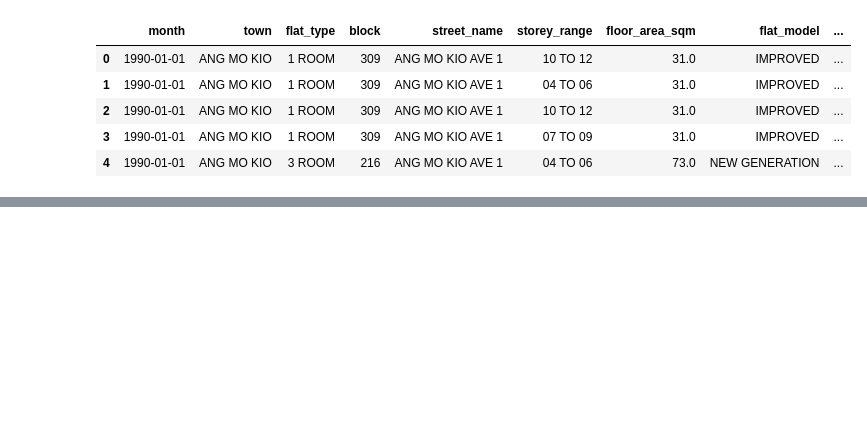
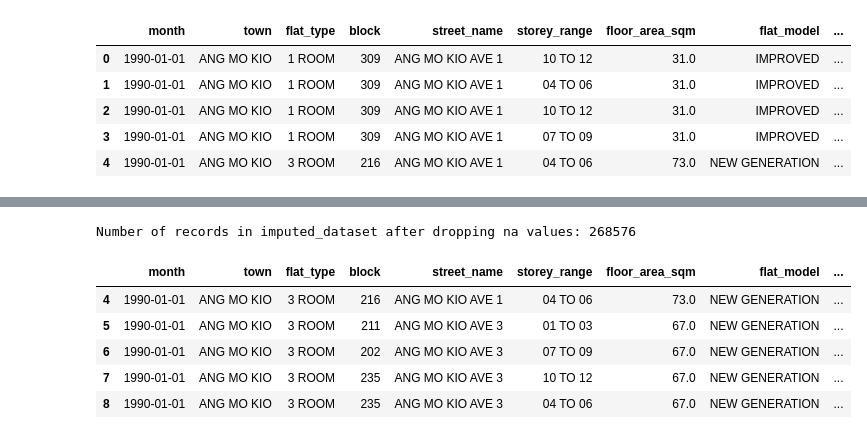
Before and after one commit to zacherylzy/IT5006-Milestone1, a Jupyter notebook: IT5006 Project/clean_resale.ipynb, the cells around one changed output, grey strips where cells are left out. Cells and saved outputs as stored; diff of their text form; code cells hidden in the pictures; blank space fills up the shorter version.

```diff
--- a/IT5006 Project/clean_resale.ipynb
+++ b/IT5006 Project/clean_resale.ipynb
@@ -51,3 +63,7 @@ flat_model             0
 lease_commence_date    0
 resale_price           0
 dtype: int64
+# %%
+# Drop duplicates
+df = df.drop_duplicates()
+print(len(df))
@@ -163,0 +193,19 @@ df.head()
+# %%
+# remove duplicate in hdb_loactions
+hdb_locations = hdb_locations.drop_duplicates(subset=['block', 'street_name'])
+# Merge the two dataset
+df = pd.merge(df, hdb_locations, how='left', on=['block', 'street_name'])
+
+# Drop records with NaN values
+df = df.dropna()
+
+print("Number of records in imputed_dataset after dropping na values:", len(df))
+df.head()
+# %% [output]
+Number of records in imputed_dataset after dropping na values: 268576
+|  | month | town | flat_type | block | street_name | storey_range | floor_area_sqm | flat_model | ... |
+| 4 | 1990-01-01 | ANG MO KIO | 3 ROOM | 216 | ANG MO KIO AVE 1 | 04 TO 06 | 73.0 | NEW GENERATION | ... |
+| 5 | 1990-01-01 | ANG MO KIO | 3 ROOM | 211 | ANG MO KIO AVE 3 | 01 TO 03 | 67.0 | NEW GENERATION | ... |
+| 6 | 1990-01-01 | ANG MO KIO | 3 ROOM | 202 | ANG MO KIO AVE 3 | 07 TO 09 | 67.0 | NEW GENERATION | ... |
+| 7 | 1990-01-01 | ANG MO KIO | 3 ROOM | 235 | ANG MO KIO AVE 3 | 10 TO 12 | 67.0 | NEW GENERATION | ... |
+| 8 | 1990-01-01 | ANG MO KIO | 3 ROOM | 235 | ANG MO KIO AVE 3 | 04 TO 06 | 67.0 | NEW GENERATION | ... |
```
Also changed, not shown: parts of 9 cells of this notebook, 7 other files.
